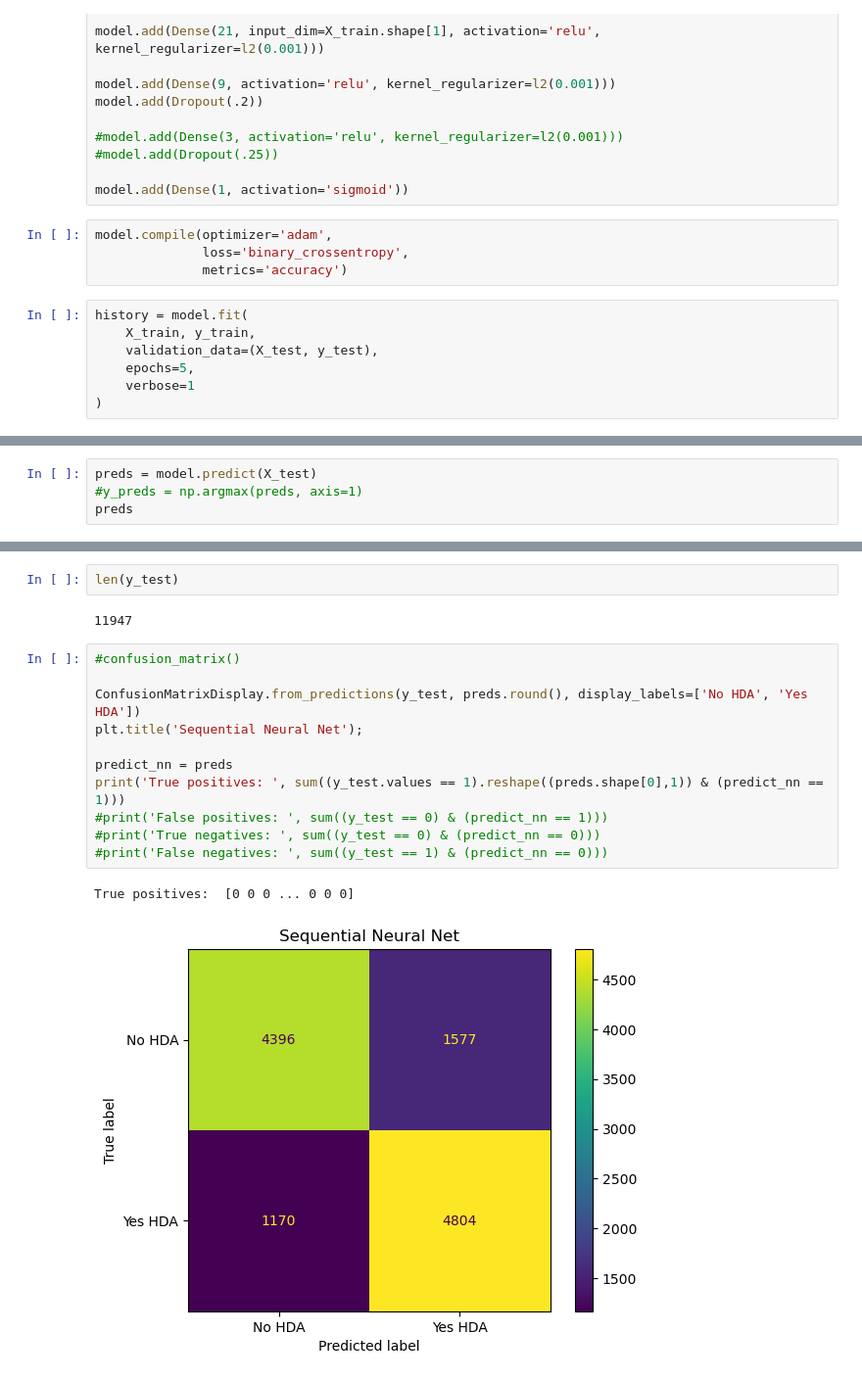
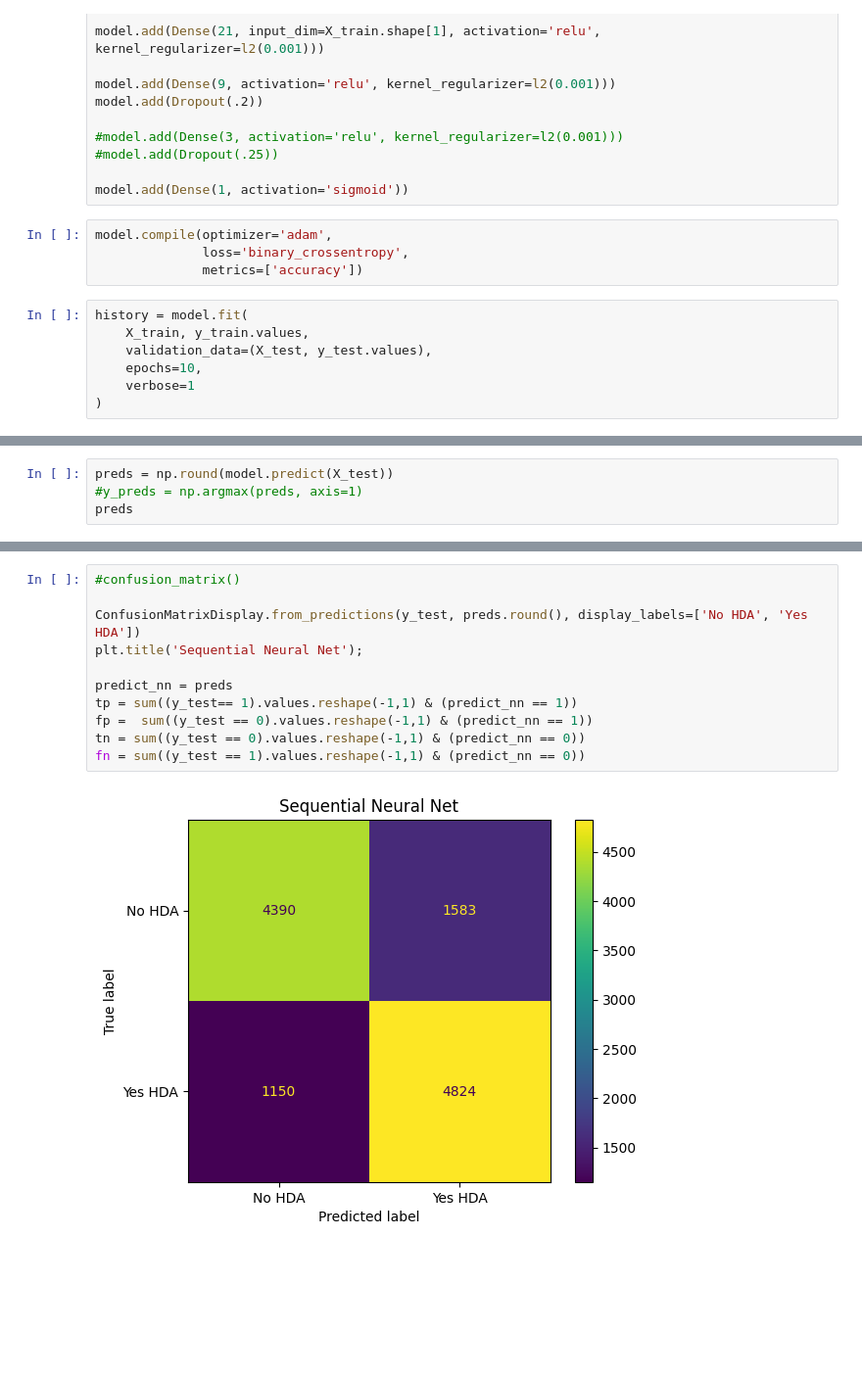
Before and after one commit to ejohnmedina/dsi-project-4, a Jupyter notebook: john-models-recast_df.ipynb, the cells around one changed output, grey strips where cells are left out. Shown at 98% size. Cells and saved outputs as stored; diff of their text form; blank space fills up the shorter version.

Commit message:
Fixed confusion matrix metrics

```diff
--- a/john-models-recast_df.ipynb
+++ b/john-models-recast_df.ipynb
@@ -299,12 +299,12 @@ model.add(Dense(1, activation='sigmoid'))
 # %%
 model.compile(optimizer='adam',
               loss='binary_crossentropy',
-              metrics='accuracy')
+              metrics=['accuracy'])
 # %%
 history = model.fit(
-    X_train, y_train,
-    validation_data=(X_test, y_test),
-    epochs=5,
+    X_train, y_train.values,
+    validation_data=(X_test, y_test.values),
+    epochs=10,
     verbose=1
 )
 # %% [output]
@@ -345,5 +346,5 @@ plt.legend();
 # %%
-preds = model.predict(X_test)
+preds = np.round(model.predict(X_test))
 #y_preds = np.argmax(preds, axis=1)
 preds
 # %% [output]
@@ -389,18 +364,13 @@ array([[False],
-# %%
-len(y_test)
-# %% [output]
-11947
 # %%
 #confusion_matrix()
 
 ConfusionMatrixDisplay.from_predictions(y_test, preds.round(), display_labels=['No HDA', 'Yes HDA'])
 plt.title('Sequential Neural Net');
 
 predict_nn = preds
-print('True positives: ', sum((y_test.values == 1).reshape((preds.shape[0],1)) & (predict_nn == 1)))
-#print('False positives: ', sum((y_test == 0) & (predict_nn == 1)))
-#print('True negatives: ', sum((y_test == 0) & (predict_nn == 0)))
-#print('False negatives: ', sum((y_test == 1) & (predict_nn == 0)))
+tp = sum((y_test== 1).values.reshape(-1,1) & (predict_nn == 1))
+fp =  sum((y_test == 0).values.reshape(-1,1) & (predict_nn == 1))
+tn = sum((y_test == 0).values.reshape(-1,1) & (predict_nn == 0))
+fn = sum((y_test == 1).values.reshape(-1,1) & (predict_nn == 0))
 # %% [output]
-True positives:  [0 0 0 ... 0 0 0]
-[figure, old version]
+[figure, new version]
```
Also changed, not shown: parts of 20 cells of this notebook, 4 other files.
